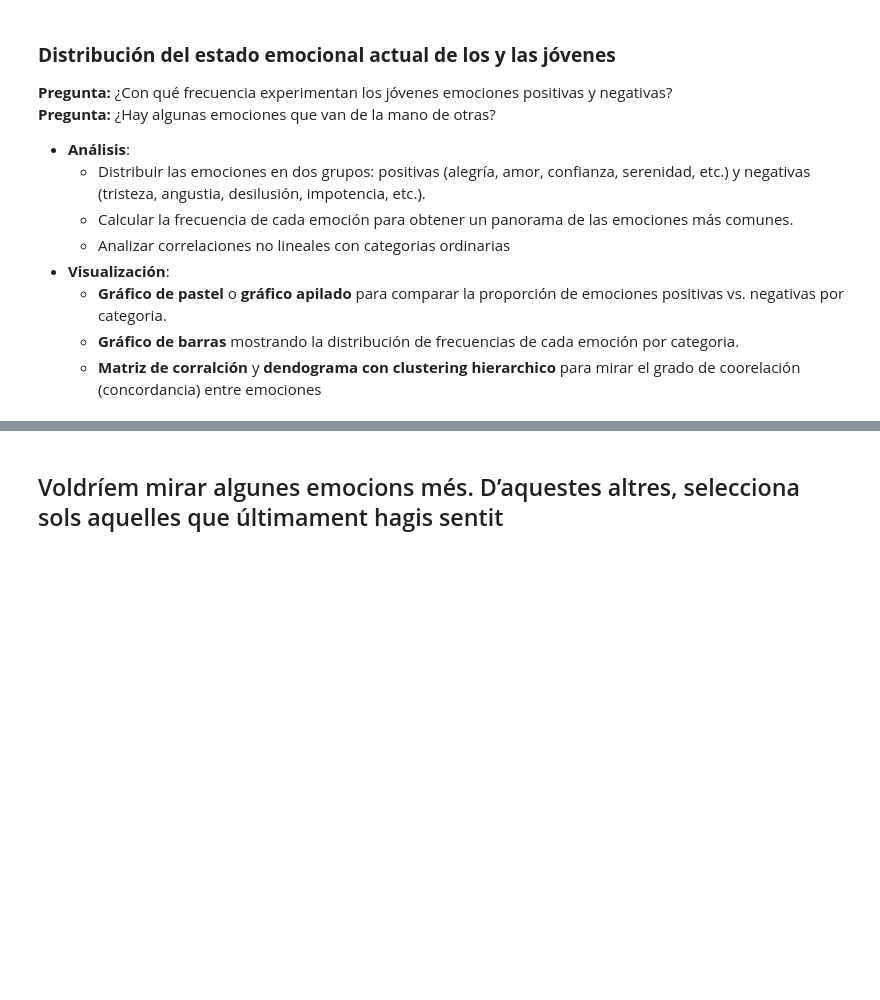
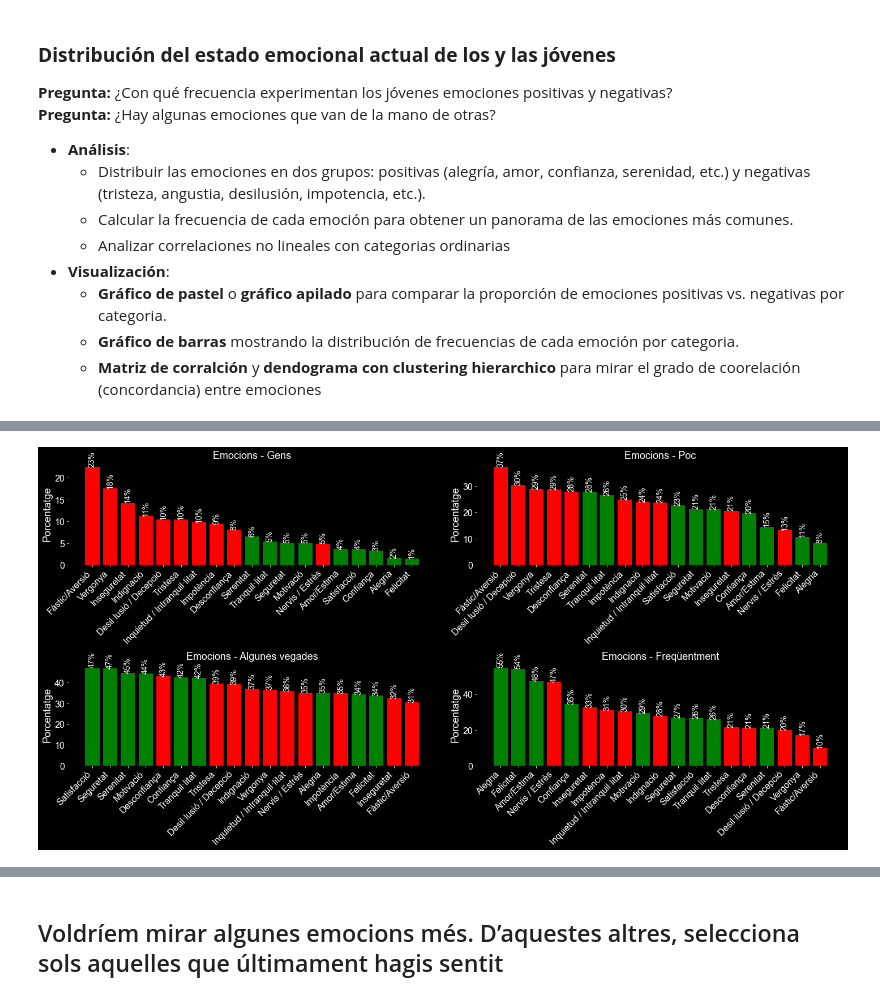
Before and after one commit to sebasto7/SEJ, a Jupyter notebook: SEJ-analisis.ipynb, the cells around one changed output, grey strips where cells are left out. Saved outputs shown, nothing was run; the diff lists cells and outputs as text; code cells hidden in the pictures; blank space fills up the shorter version.

```diff
--- a/SEJ-analisis.ipynb
+++ b/SEJ-analisis.ipynb
@@ -281,3 +285,37 @@ plt.show()
+# %%
+# Crear subgráficos
+fig, axs = plt.subplots(2, 2, figsize=(20, 10))
+axs = axs.flatten()  # Aplanar el arreglo de ejes para iterar fácilmente
+
+for i, category in enumerate(porcentajes_por_emocion.index):
+    # Ordenar los valores en orden descendente
+    sorted_values = porcentajes_por_emocion.loc[category].sort_values(ascending=False)
+
+    # Graficar con los colores según emociones positivas/negativas
+    bars = axs[i].bar(sorted_values.index, sorted_values.values,
+                      color=['green' if emotion in emociones_positivas else 'red' if emotion in emociones_negativas else 'gray'
+                             for emotion in sorted_values.index])
+
+    # Personalizar gráfico
+    axs[i].set_title(f'Emocions - {category}')
+    axs[i].set_ylabel('Porcentatge')
+
+    # Establecer ticks y etiquetas
+    axs[i].set_xticks(range(len(sorted_values.index)))  # Fijar posiciones de los ticks
+    axs[i].set_xticklabels(sorted_values.index, rotation=45, ha='right')  # Etiquetas de los ticks
+
+    # Añadir porcentajes encima de las barras en vertical
+    for bar in bars:
+        height = bar.get_height()
+        axs[i].text(bar.get_x() + bar.get_width() / 2, height, f'{height:.0f}%',
+                     ha='center', va='bottom', rotation=90, fontsize=14, fontfamily='Arial')  # Texto en vertical
+
+    axs[i].set_frame_on(False)
+
+plt.tight_layout()  # Ajustar el espacio entre gráficos
+plt.show()
+# %% [output]
+[figure, added]
 # %%
 import scipy.cluster.hierarchy as sch
 import scipy.spatial.distance as ssd
```
Also changed, not shown: parts of 22 cells of this notebook.
